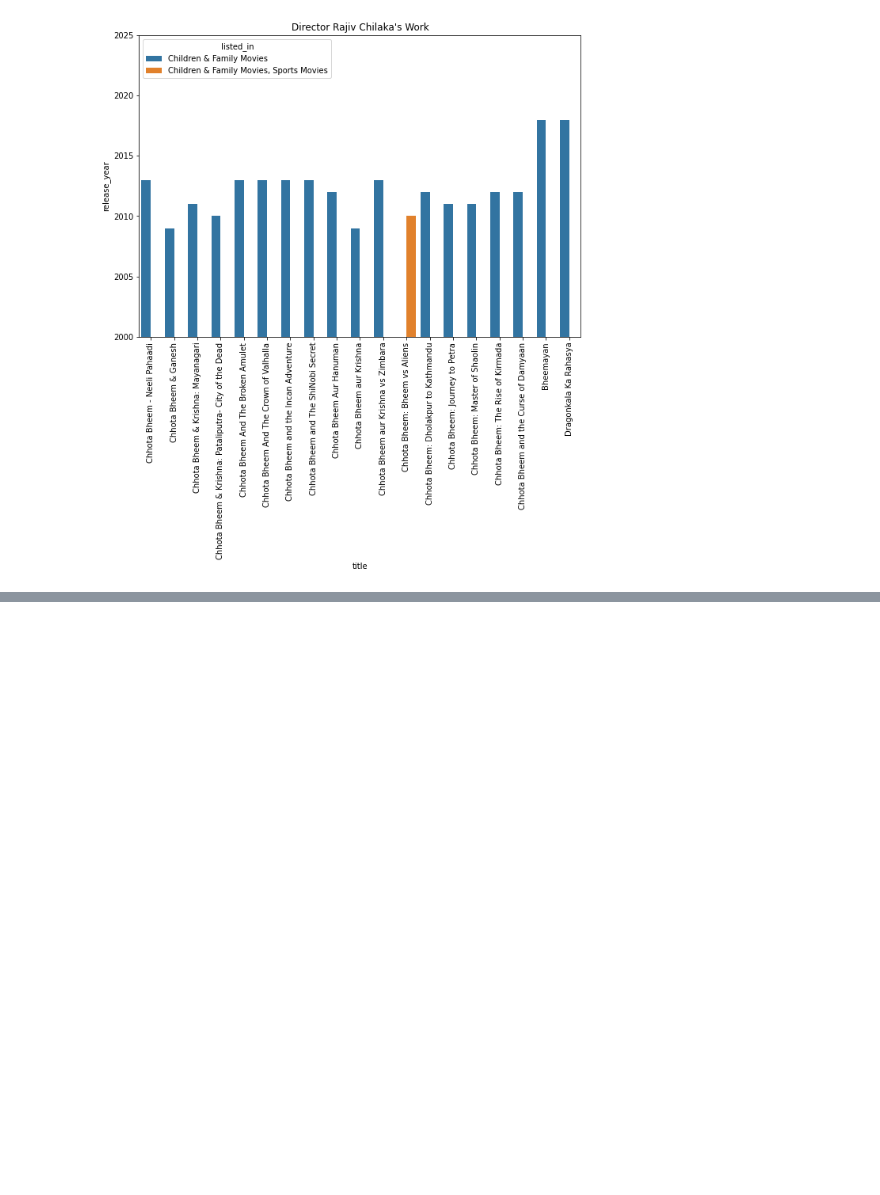
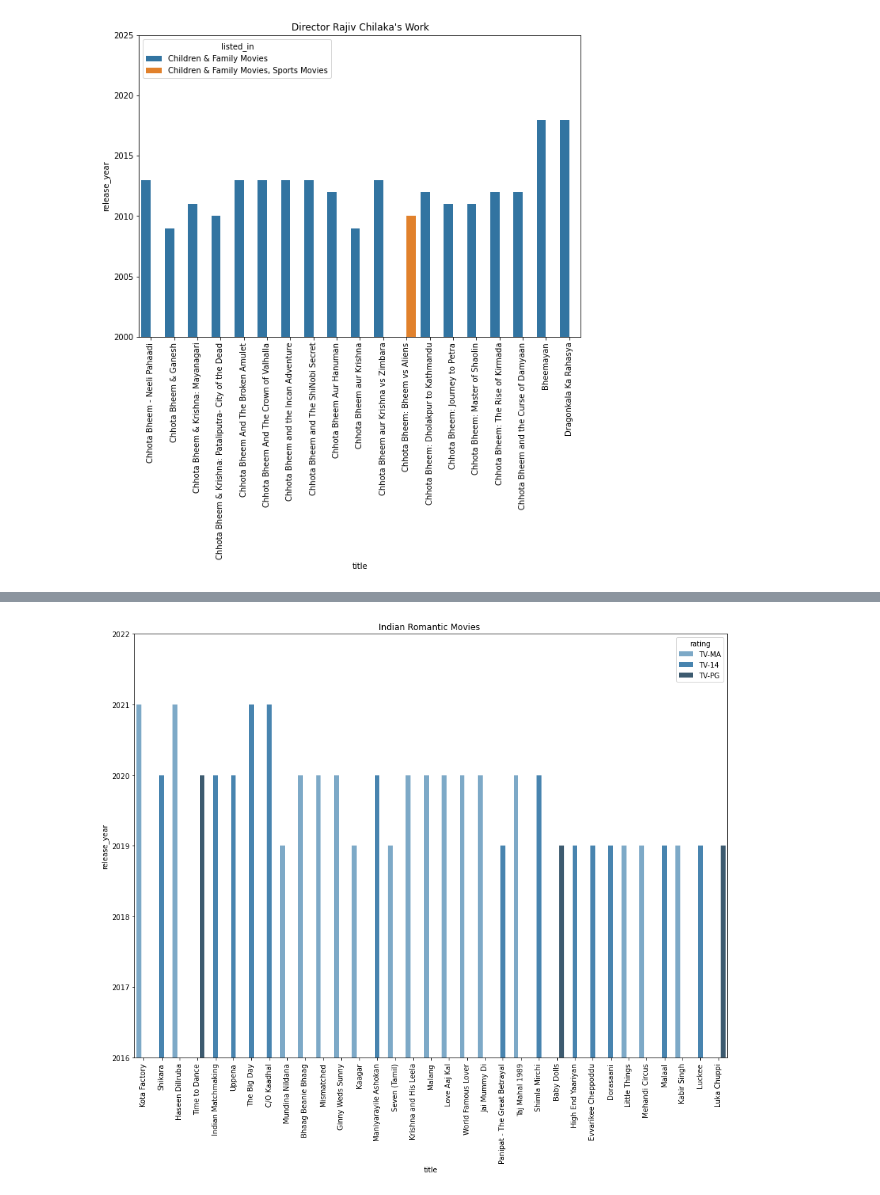
Before and after one commit to ArdeshnaA/EDA-Projects, a Jupyter notebook: Movies_EDA.ipynb, the cells around one changed output, grey strips where cells are left out. Cells and saved outputs as stored; diff of their text form; code cells hidden in the pictures; blank space fills up the shorter version.

```diff
--- a/Movies_EDA.ipynb
+++ b/Movies_EDA.ipynb
@@ -219,0 +208,7 @@ raul_jan_director.head()
+# %%
+#To remove any NaN error exception
+data.dropna(subset=["country"], inplace=True)
+
+#Getting all the contents of Indian release
+specific_country = data.loc[data['country'].str.contains("India", case=False)]
+specific_country['release_year'].unique()
@@ -219,0 +222,4 @@ raul_jan_director.head()
+# %%
+#Fetching all the release from the year 2021
+specific_year = specific_country.loc[(specific_country['release_year'] == 2021) |(specific_country['release_year'] == 2020) | (specific_country['release_year'] ==2019)]
+specific_year['release_year'].unique()
@@ -219,0 +228,4 @@ raul_jan_director.head()
+# %%
+#Fetching a specific Category for movie
+specific_category = specific_year.loc[specific_year['listed_in'].str.contains("Romantic", case=False)]
+specific_category.info()
@@ -219,0 +252,13 @@ raul_jan_director.head()
+# %%
+plt.figure(figsize=(15,11))
+sns.barplot(x = 'title',
+            y = 'release_year',
+            hue = 'rating',
+            data = specific_category,
+            palette="Blues_d")
+plt.xticks(rotation = 90)
+plt.ylim(2016,2022)
+plt.title("Indian Romantic Movies ")
+plt.show()
+# %% [output]
+[figure, added]
```
Also changed, not shown: parts of 7 cells of this notebook.
